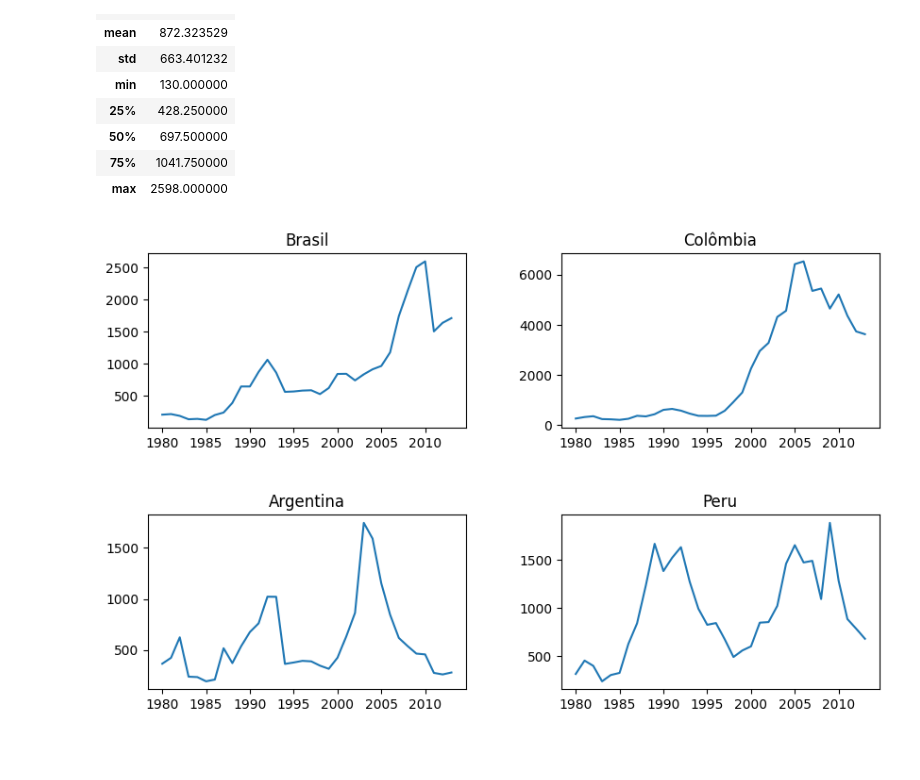
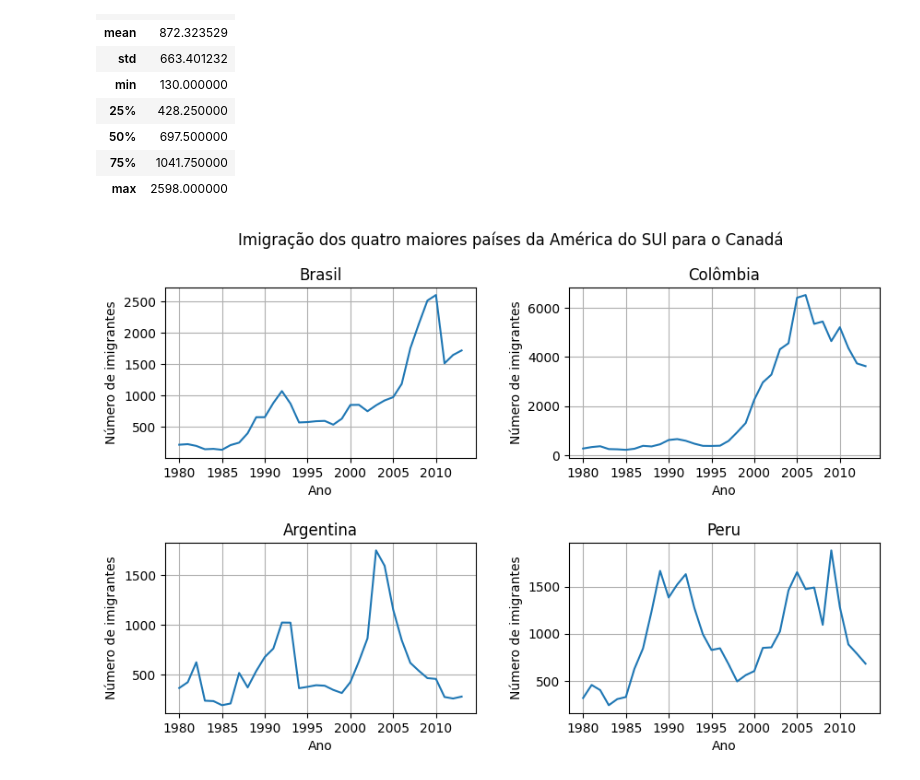
Before and after one commit to Jovanney/Migration_Brasil_Canada-, a Jupyter notebook: main.ipynb, the cells around one changed output. Cells and saved outputs as stored; diff of their text form; code cells hidden in the pictures; blank space fills up the shorter version.

```diff
--- a/main.ipynb
+++ b/main.ipynb
@@ -166,23 +166,25 @@ dados_brasil.describe()
 # %%
 fig,axs = plt.subplots(2, 2, figsize=(10,6))
 fig.subplots_adjust(hspace=0.5, wspace=0.3)
-
+fig.suptitle('Imigração dos quatro maiores países da América do SUl para o Canadá')
 
 axs[0,0].plot(df.loc['Brazil', anos])
 axs[0,0].set_title("Brasil")
 
 axs[0,1].plot(df.loc['Colombia', anos])
 axs[0,1].set_title("Colômbia")
 
 axs[1,0].plot(df.loc['Argentina', anos])
 axs[1,0].set_title("Argentina")
 
 axs[1,1].plot(df.loc['Peru', anos])
 axs[1,1].set_title("Peru")
 
 for ax in axs.flat:
     ax.xaxis.set_major_locator(plt.MultipleLocator(5))
-
+    ax.set_xlabel('Ano')
+    ax.set_ylabel('Número de imigrantes')
+    ax.grid()
 plt.show()
 # %% [output]
-[figure, old version]
+[figure, new version]
```
